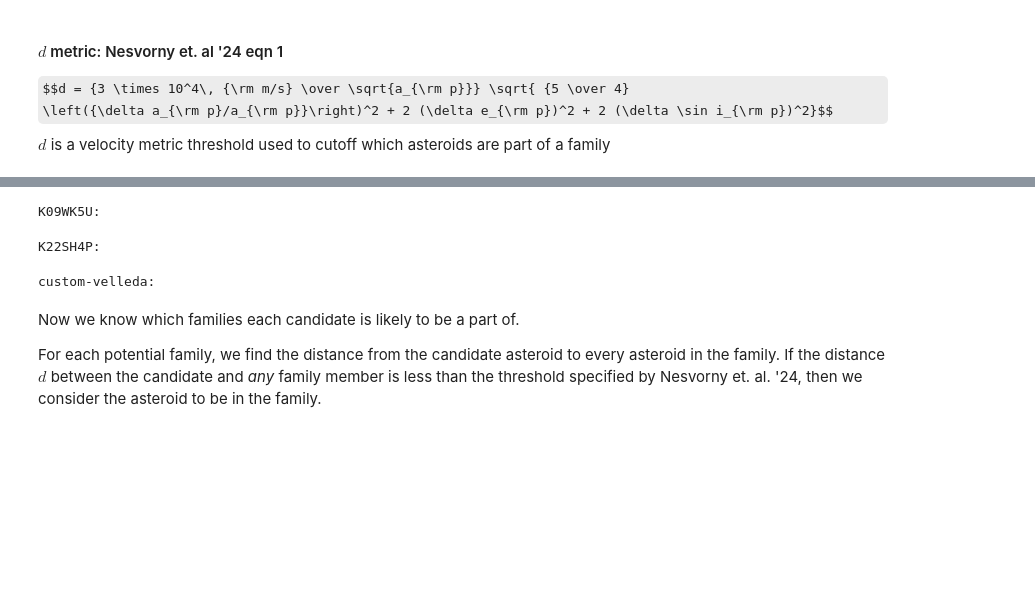
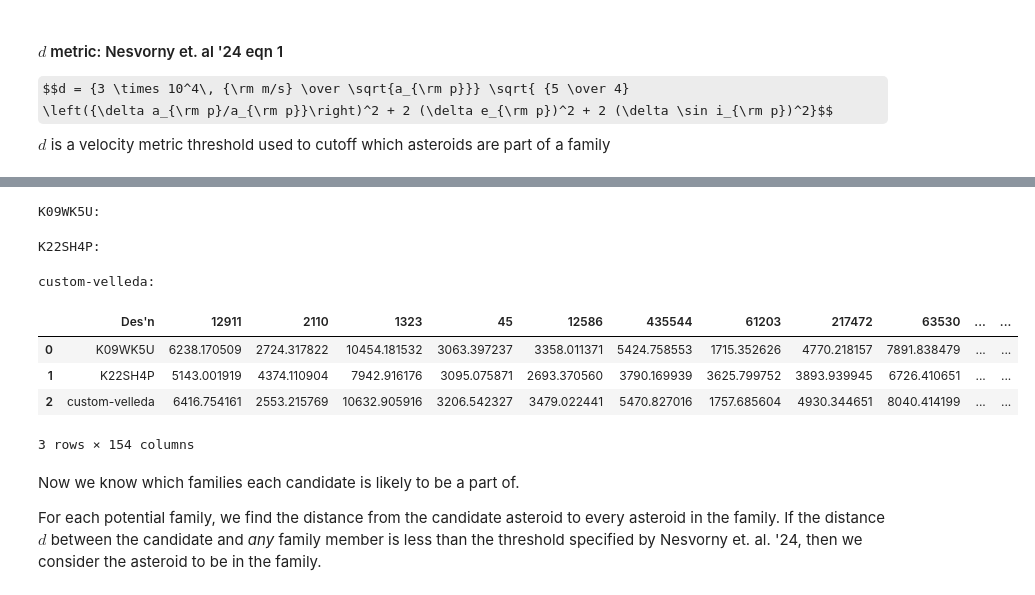
Before and after one commit to YangShen31/proper_elements_prediction, a Jupyter notebook: full_pipeline.ipynb, the cells around one changed output, grey strips where cells are left out. Saved outputs shown, nothing was run; the diff lists cells and outputs as text; code cells hidden in the pictures; some formulas as TeX source; blank space fills up the shorter version.

```diff
--- a/full_pipeline.ipynb
+++ b/full_pipeline.ipynb
@@ -280,12 +336,9 @@ df_d = pd.concat(df_list, ignore_index=True)
 
 For each candidate asteroid, we find the distance from that asteroid to the *leading* asteroid in each family. We keep the 5 families that the candidate is closest to in $d$ as potential host families to search more thoroughly in the next step.
 # %%
-# Load all asteroid families
-dataset_path = Path('data/family_tables')
-filenames = list(dataset_path.glob('*.csv'))
-
 # array to store potential families for each candidate
-results = []
+family_nos = [''] * len(filenames)
+distances = []
 
 # loop through candidates
 for i in range(len(merged_df)):
@@ -296,49 +349,53 @@ for i in range(len(merged_df)):
 	ast_propsini = ast["pred_sini"]
 
 	# find the distance between the candidate and the leading asteroid of each family
-	pairs = []  # (family_number, d)
+	dists = []
+	dists.append(ast["Des'n"]) # add the asteroid designator as the first column
 	print(str(ast["Des'n"])+":")
-	for filename in tqdm(filenames):
+	for i,filename in enumerate(tqdm(filenames)):
 		# Load the family
 		df_family = pd.read_csv(filename, header=None, names=['propa', 'prope', 'propsini', 'g', 's', 'H',
 				'NumOpps', 'PackedName', 'UnpackedName'])
 		family_number = str(filename).split("/")[-1].split(".")[0].split("_")[1]
+		family_nos[i] = family_number
 
-		# get the designator of the leading asteroid
+		# get the designator of the leading asteroid (which we assume is the first)
 		desn = df_family.iloc[0, 7]
 		if str(desn).isdigit():
 			desn = int(desn)
 
 		# get the leading nbody proper elements of the leading asteroid
 		ast_f = df[df["Des'n"] == desn]
 
 		if ast_f.empty:
 			continue
 
 		# find the distance to the family and save in `pairs`
 		da = ast_f['a'].values[0] - ast_a
 		de = ast_f['prope'].values[0] - ast_prope
 		dsini = ast_f['propsini'].values[0] - ast_propsini
 
 		d = calculate_d(ast_a, da, de, dsini)
 
-		pairs.append((family_number, d))
+		# save the distance to the ith family
+		dists.append(d)
 
-	pairs_sorted = sorted(pairs, key=lambda x: x[1])
+	# save the distances from this asteroid to all families
+	distances.append(dists)
 
-	# take top 5 families that the candidate is closet to
-	top5 = pairs_sorted[:5]
-
-	results.append({
-		"asteroid_index": i,
-		"top5_families": [f for f, d in top5],
-	})
-
-results_df = pd.DataFrame(results)
+fam_dists_df = pd.DataFrame(distances, columns=["Des'n"]+family_nos)
+# columns are distances to families
+# rows are candidate asteroids
+fam_dists_df
 # %% [output]
 K09WK5U:
 K22SH4P:
 custom-velleda:
+|  | Des'n | 12911 | 2110 | 1323 | 45 | 12586 | 435544 | 61203 | 217472 | 63530 | ... | ... |
+| 0 | K09WK5U | 6238.170509 | 2724.317822 | 10454.181532 | 3063.397237 | 3358.011371 | 5424.758553 | 1715.352626 | 4770.218157 | 7891.838479 | ... | ... |
+| 1 | K22SH4P | 5143.001919 | 4374.110904 | 7942.916176 | 3095.075871 | 2693.370560 | 3790.169939 | 3625.799752 | 3893.939945 | 6726.410651 | ... | ... |
+| 2 | custom-velleda | 6416.754161 | 2553.215769 | 10632.905916 | 3206.542327 | 3479.022441 | 5470.827016 | 1757.685604 | 4930.344651 | 8040.414199 | ... | ... |
+3 rows × 154 columns
 # %% [markdown]
 Now we know which families each candidate is likely to be a part of.
 
```
Also changed, not shown: parts of 9 cells of this notebook, 11 other files.
